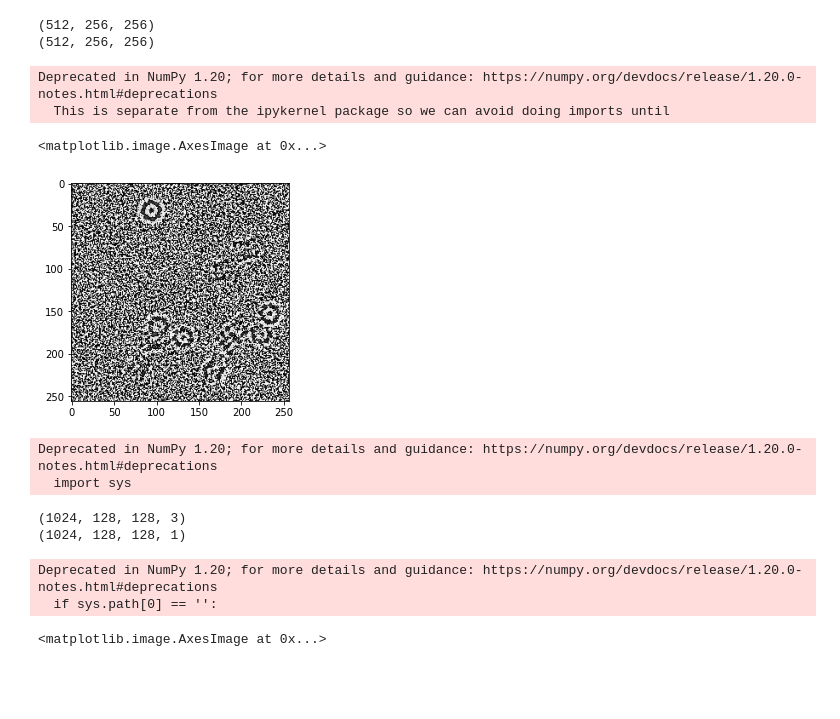
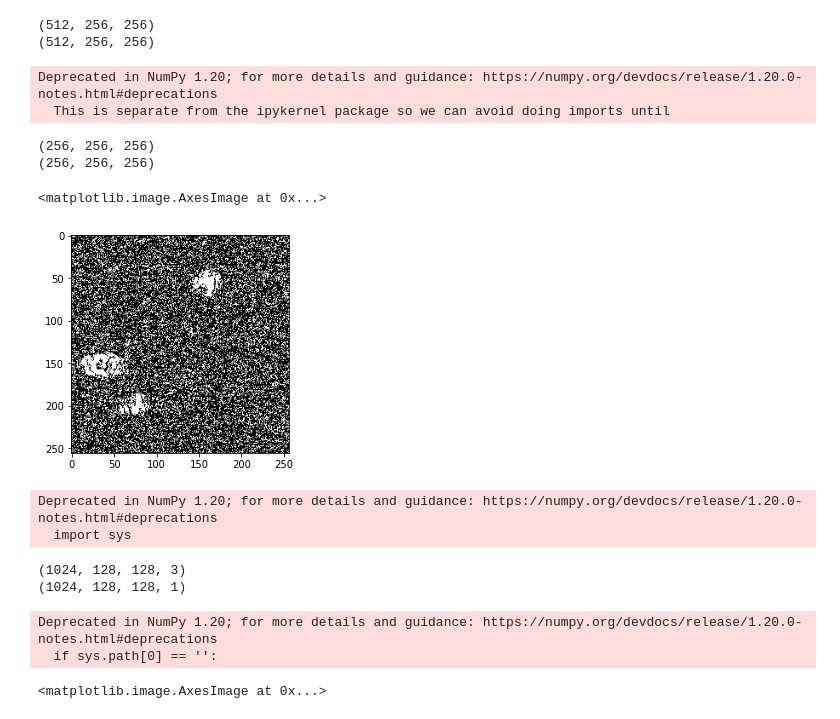
Before and after one commit to leeroyhannover/EM, a Jupyter notebook: 3dem/notebooks/Unet_synthetic.ipynb, the cells around one changed output. Cells and saved outputs as stored; diff of their text form; code cells hidden in the pictures; blank space fills up the shorter version.

```diff
--- a/3dem/notebooks/Unet_synthetic.ipynb
+++ b/3dem/notebooks/Unet_synthetic.ipynb
@@ -84,21 +84,23 @@ print(train_padd.shape);print(label.shape)
 (512, 256, 256)
 # %%
 # testing dataset raw
-X_test = focal[2]/ 255.; X_test = X_test[...,np.newaxis].transpose((3,1,2,0))
-Y_test_label = GT[2] / 255.; Y_test_label = (Y_test_label > 0.5).astype(np.float)
+X_test = focal[2]; X_test = X_test[...,np.newaxis].transpose((3,1,2,0))
+Y_test_label = GT[2]; Y_test_label = (Y_test_label > 0.5).astype(np.float)
 
 testIO = tio.ScalarImage(tensor=X_test)
 target_shape = 256,256,256
 crop_pad = tio.CropOrPad(target_shape, padding_mode='mean'); resized = crop_pad(testIO)
 test_padd = resized.numpy().transpose((3,1,2,0)); test_padd = test_padd[...,0];
-# print(X_test_padd.shape);print(Y_test_label.shape)
+print(test_padd.shape);print(Y_test_label.shape)
 # %% [output]
 Deprecated in NumPy 1.20; for more details and guidance: https://numpy.org/devdocs/release/1.20.0-notes.html#deprecations
   This is separate from the ipykernel package so we can avoid doing imports until
+(256, 256, 256)
+(256, 256, 256)
 # %%
 # sanity check
-test = train_padd[256,...]
+test = Y_test_label[100,...]
 plt.imshow(test,cmap='gray')
 # %% [output]
 <matplotlib.image.AxesImage at 0x...>
-[figure, old version]
+[figure, new version]
@@ -124,21 +106,0 @@ def rawPatch(imageStack,patchPara):
-# %%
-# train dataset
-patchPara = {'x': 128, 'y': 128, 'step':128}
-Xtrain_patches, _ = rawPatch(train_padd, patchPara);Xtrain_patches = np.stack((Xtrain_patches,)*3, axis=-1) # dock 3 times, the model expects 3 channel
-# print(Xtrain_patches.shape)
-
-Ytrain_patches, _ = rawPatch(label, patchPara);Ytrain_patches = np.expand_dims(Ytrain_patches, -1)
-Ytrain_patches = (Ytrain_patches > 0.5).astype(np.float) # binarize the data
-
-# test dataset
-Xtest_patches, patchSize = rawPatch(test_padd, patchPara);Xtest_patches = np.stack((Xtest_patches,)*3, axis=-1)
-Ytest_patches, _ = rawPatch(Y_test_label, patchPara);Ytest_patches = np.expand_dims(Ytest_patches, -1)
-Ytest_patches = (Ytest_patches > 0.5).astype(np.float)
-print(Xtest_patches.shape);print(Ytest_patches.shape)
-# %% [output]
-Deprecated in NumPy 1.20; for more details and guidance: https://numpy.org/devdocs/release/1.20.0-notes.html#deprecations
-  import sys
-(1024, 128, 128, 3)
-(1024, 128, 128, 1)
-Deprecated in NumPy 1.20; for more details and guidance: https://numpy.org/devdocs/release/1.20.0-notes.html#deprecations
-  if sys.path[0] == '':
@@ -177,0 +126,21 @@ Deprecated in NumPy 1.20; for more details and guidance: https://numpy.org/devdo
+# %%
+# train dataset
+patchPara = {'x': 128, 'y': 128, 'step':128}
+Xtrain_patches, _ = rawPatch(train_padd, patchPara);Xtrain_patches = np.stack((Xtrain_patches,)*3, axis=-1) # dock 3 times, the model expects 3 channel
+# print(Xtrain_patches.shape)
+
+Ytrain_patches, _ = rawPatch(label, patchPara);Ytrain_patches = np.expand_dims(Ytrain_patches, -1)
+Ytrain_patches = (Ytrain_patches > 0.5).astype(np.float) # binarize the data
+
+# test dataset
+Xtest_patches, patchSize = rawPatch(test_padd, patchPara);Xtest_patches = np.stack((Xtest_patches,)*3, axis=-1)
+Ytest_patches, _ = rawPatch(Y_test_label, patchPara);Ytest_patches = np.expand_dims(Ytest_patches, -1)
+Ytest_patches = (Ytest_patches > 0.5).astype(np.float)
+print(Xtest_patches.shape);print(Ytest_patches.shape)
+# %% [output]
+Deprecated in NumPy 1.20; for more details and guidance: https://numpy.org/devdocs/release/1.20.0-notes.html#deprecations
+  import sys
+(1024, 128, 128, 3)
+(1024, 128, 128, 1)
+Deprecated in NumPy 1.20; for more details and guidance: https://numpy.org/devdocs/release/1.20.0-notes.html#deprecations
+  if sys.path[0] == '':
```
Also changed, not shown: parts of 10 cells of this notebook, 27 other files.
